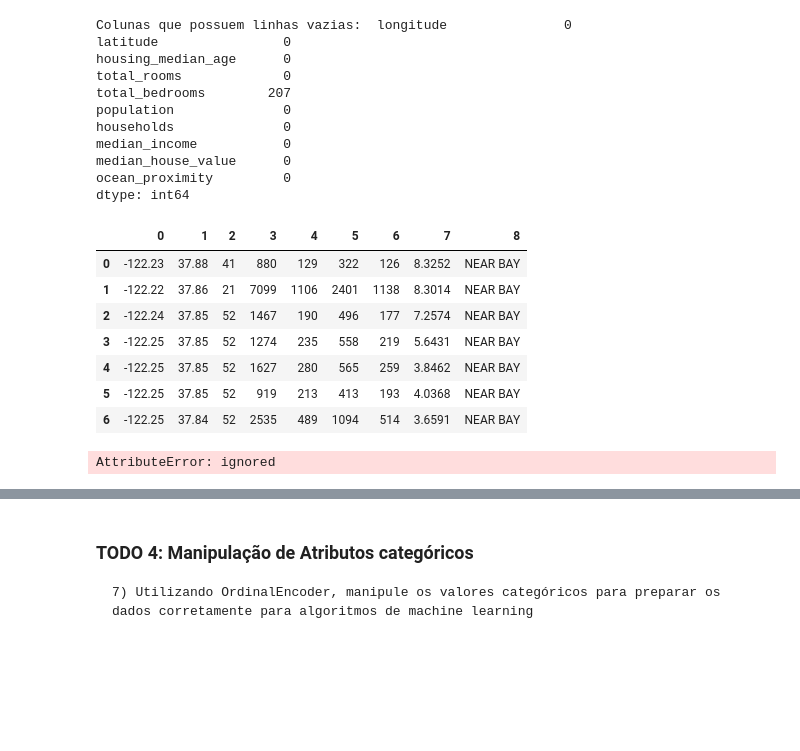
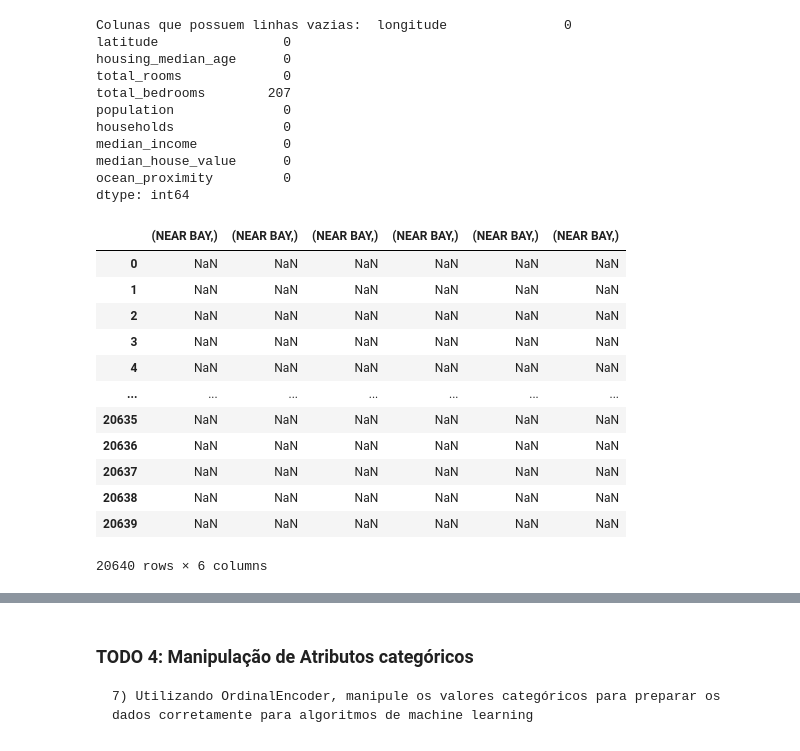
Before and after one commit to douglassesi/Python, a Jupyter notebook: Trabalho_EDA_Python.ipynb, the cells around one changed output, grey strips where cells are left out. Cells and saved outputs as stored; diff of their text form; code cells hidden in the pictures; blank space fills up the shorter version.

```diff
--- a/Trabalho_EDA_Python.ipynb
+++ b/Trabalho_EDA_Python.ipynb
@@ -122,10 +118,12 @@ The colNum attribute was deprecated in Matplotlib 3.2 and will be removed two mi
 # %%
 # resposta 4
 
-feature_col = ['longitude','latitude','housing_median_age','total_rooms','total_bedrooms','population','households','median_income','ocean_proximity']
-meta_col = ['median_house_value']
+#feature_col = housing.iloc[:,0:6]
+#meta_col =  housing.iloc[:,7]
+feature_col = housing.loc[:,['longitude','latitude','housing_median_age','total_rooms','total_bedrooms','population','households','median_income','ocean_proximity']]
+meta_col = housing.loc[:,['median_house_value']]
 
-train_set = housing[feature_col].values
-test_set = housing[meta_col].values.ravel()
+X = feature_col.values
+y = meta_col.values
 
-train_test_split(train_set, test_set, train_size=0.8,test_size=0.2, random_state=42)
+X_train, X_test, y_train, y_test = train_test_split(X, y, train_size=0.8,test_size=0.2, random_state=42)
@@ -195,42 +174,27 @@ dtype: int64
 # %%
 # resposta 7 (continuação)
 
 
-housing_labels = pd.DataFrame(train_set)
-housing_labels = housing_labels[0:7]
+
+housing_labels = train_set
+
+
+imputer = SimpleImputer(missing_values=np.nan, strategy='median')
+#imputer = imputer.fit(housing_labels[3])
+
+
 housing_labels
-
- #incluir a exclusáo do campo median_income#
-
-#imputer = SimpleImputer(missing_values=np.nan, strategy='median')
-#imputer = imputer.fit(train_set[4,1:])
-#train_set = imputer.transform(train_set[4, 1:])
 # %% [output]
-|  | 0 | 1 | 2 | 3 | 4 | 5 | 6 | 7 | 8 |
-| 0 | -122.23 | 37.88 | 41 | 880 | 129 | 322 | 126 | 8.3252 | NEAR BAY |
-| 1 | -122.22 | 37.86 | 21 | 7099 | 1106 | 2401 | 1138 | 8.3014 | NEAR BAY |
-| 2 | -122.24 | 37.85 | 52 | 1467 | 190 | 496 | 177 | 7.2574 | NEAR BAY |
-| 3 | -122.25 | 37.85 | 52 | 1274 | 235 | 558 | 219 | 5.6431 | NEAR BAY |
-| 4 | -122.25 | 37.85 | 52 | 1627 | 280 | 565 | 259 | 3.8462 | NEAR BAY |
-| 5 | -122.25 | 37.85 | 52 | 919 | 213 | 413 | 193 | 4.0368 | NEAR BAY |
-| 6 | -122.25 | 37.84 | 52 | 2535 | 489 | 1094 | 514 | 3.6591 | NEAR BAY |
+|  | (NEAR BAY,) | (NEAR BAY,) | (NEAR BAY,) | (NEAR BAY,) | (NEAR BAY,) | (NEAR BAY,) |
+| 0 | NaN | NaN | NaN | NaN | NaN | NaN |
+| 1 | NaN | NaN | NaN | NaN | NaN | NaN |
+| 2 | NaN | NaN | NaN | NaN | NaN | NaN |
+| 3 | NaN | NaN | NaN | NaN | NaN | NaN |
+| 4 | NaN | NaN | NaN | NaN | NaN | NaN |
+| ... | ... | ... | ... | ... | ... | ... |
+| 20635 | NaN | NaN | NaN | NaN | NaN | NaN |
+| 20636 | NaN | NaN | NaN | NaN | NaN | NaN |
+| 20637 | NaN | NaN | NaN | NaN | NaN | NaN |
+| 20638 | NaN | NaN | NaN | NaN | NaN | NaN |
+| 20639 | NaN | NaN | NaN | NaN | NaN | NaN |
+20640 rows × 6 columns
-# %%
-
-
-
-
-
-
-
-
-
-
-
-
-
-
-
-
-train_set.describe()
-# %% [output]
-AttributeError: ignored
```
Also changed, not shown: parts of 4 cells of this notebook.
